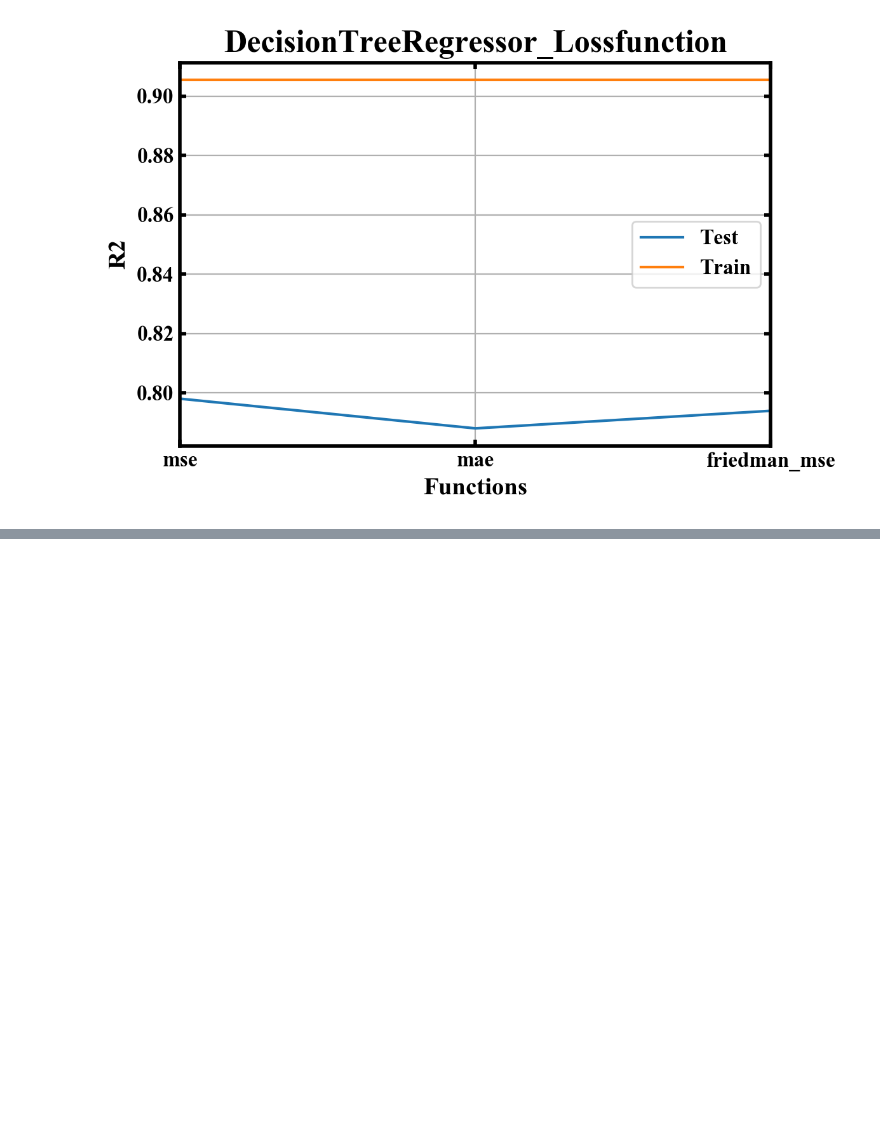
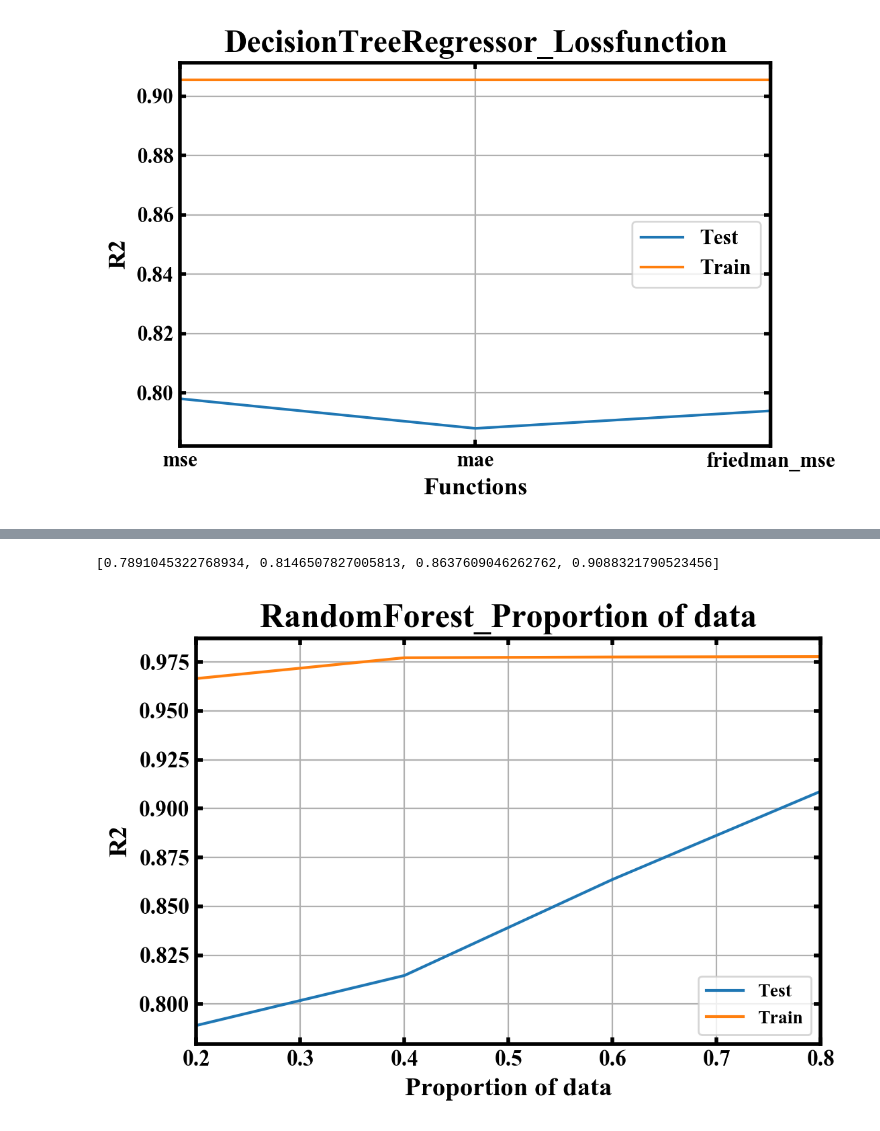
Before and after one commit to Time-Magic/Traning_code, a Jupyter notebook: Boston_parameter.ipynb, the cells around one changed output, grey strips where cells are left out. Cells and saved outputs as stored; diff of their text form; code cells hidden in the pictures; blank space fills up the shorter version.

```diff
--- a/Boston_parameter.ipynb
+++ b/Boston_parameter.ipynb
@@ -141,0 +185,27 @@ plt.show()
+# %%
+from matplotlib import  pyplot as plt
+from likefunctions_boston import spl_and_Std_boston,plotlikeconfig
+from sklearn.ensemble import RandomForestRegressor
+import numpy as np
+C=np.linspace(0.2,0.8,4)
+result=[]
+result_train=[]
+for idx,factual in enumerate(C):
+    x_train, x_test, y_train, y_test = spl_and_Std_boston(origin=False,factual=factual)
+    clf = RandomForestRegressor(n_estimators=100)
+    clf.fit(x_train, y_train)
+    result.append(clf.score(x_test,y_test))
+    result_train.append(clf.score(x_train,y_train))
+print(result)
+plotlikeconfig(xlabel='Proportion of data',ylabel='R2',title='RandomForest_Proportion of data')
+plt.plot(C,result)
+plt.plot(C,result_train)
+# plt.scatter(27,15,s=500,edgecolors='r',color='')
+# plt.scatter(15,28,s=500,edgecolors='g',color='')
+plt.legend(['Test','Train'])
+plt.xlim(min(C),max(C))
+plt.grid()
+plt.show()
+# %% [output]
+[0.7891045322768934, 0.8146507827005813, 0.8637609046262762, 0.9088321790523456]
+[figure, added]
```
Also changed, not shown: parts of 13 cells of this notebook, 1 other file.
